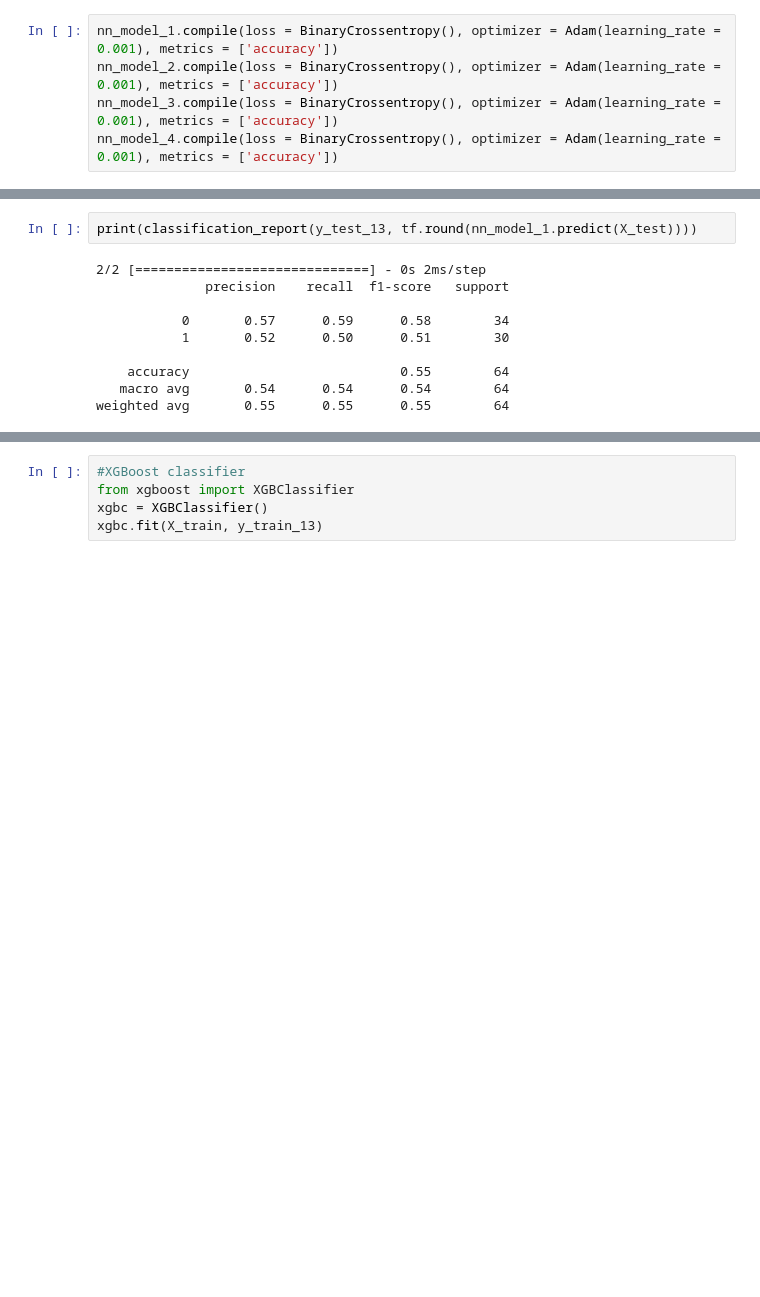
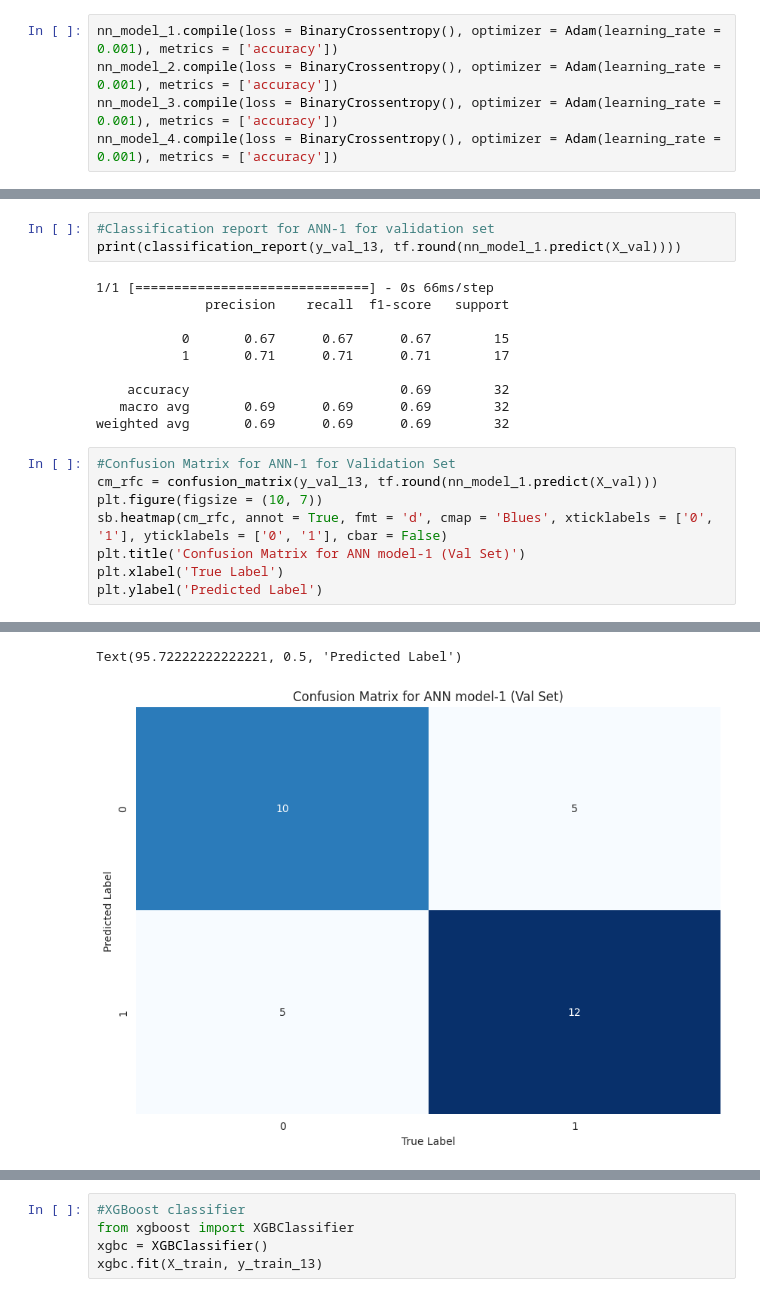
Before and after one commit to SantoshVenkatraman0212/dl-on-multiomics, a Jupyter notebook: Feature_Wrapper.ipynb, the cells around one changed output, grey strips where cells are left out. Cells and saved outputs as stored; diff of their text form; blank space fills up the shorter version.

Commit message:
CLassification Results Added

```diff
--- a/Feature_Wrapper.ipynb
+++ b/Feature_Wrapper.ipynb
@@ -485,12 +514,22 @@ Epoch 39/100
 # %%
-print(classification_report(y_test_13, tf.round(nn_model_1.predict(X_test))))
+#Classification report for ANN-1 for validation set
+print(classification_report(y_val_13, tf.round(nn_model_1.predict(X_val))))
 # %% [output]
-2/2 [==============================] - 0s 2ms/step
+1/1 [==============================] - 0s 66ms/step
               precision    recall  f1-score   support
 
-           0       0.57      0.59      0.58        34
-           1       0.52      0.50      0.51        30
+           0       0.67      0.67      0.67        15
+           1       0.71      0.71      0.71        17
 
-    accuracy                           0.55        64
-   macro avg       0.54      0.54      0.54        64
-weighted avg       0.55      0.55      0.55        64
+    accuracy                           0.69        32
+   macro avg       0.69      0.69      0.69        32
+weighted avg       0.69      0.69      0.69        32
+# %%
+#Confusion Matrix for ANN-1 for Validation Set
+cm_rfc = confusion_matrix(y_val_13, tf.round(nn_model_1.predict(X_val)))
+plt.figure(figsize = (10, 7))
+sb.heatmap(cm_rfc, annot = True, fmt = 'd', cmap = 'Blues', xticklabels = ['0', '1'], yticklabels = ['0', '1'], cbar = False)
+plt.title('Confusion Matrix for ANN model-1 (Val Set)')
+plt.xlabel('True Label')
+plt.ylabel('Predicted Label')
+# %% [output]
@@ -496,0 +537,2 @@ weighted avg       0.55      0.55      0.55        64
+Text(95.72222222222221, 0.5, 'Predicted Label')
+[figure, added]
```
Also changed, not shown: parts of 94 cells of this notebook.
